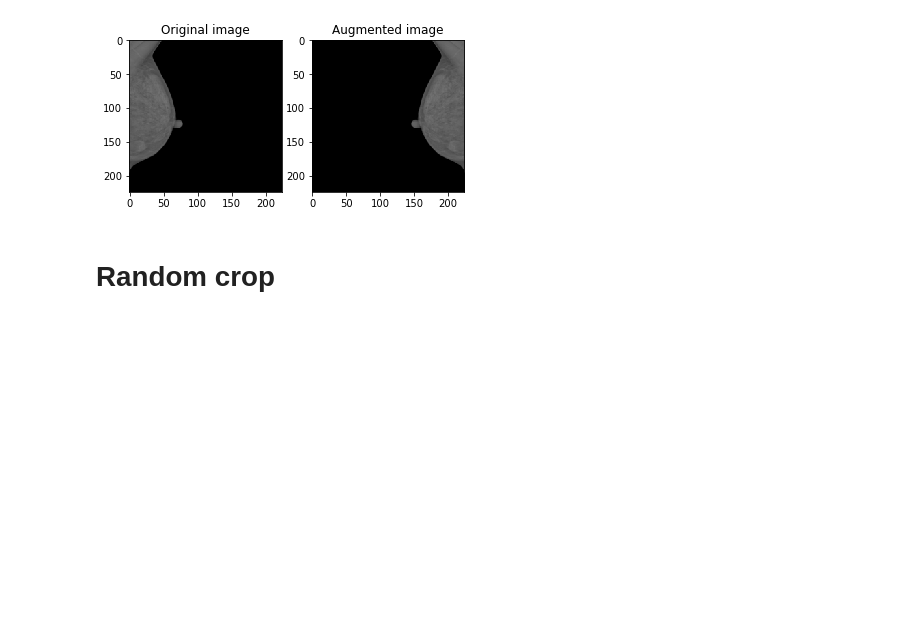
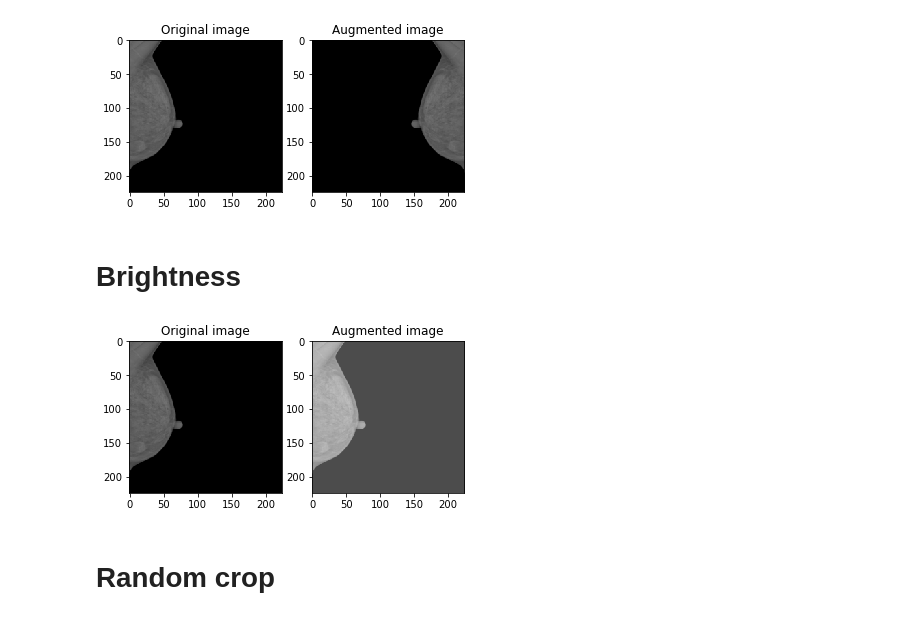
Before and after one commit to SalvatoreCognetta/BreastCancerDetection, a Jupyter notebook: create_augmented_data.ipynb, the cells around one changed output. Cells and saved outputs as stored; diff of their text form; code cells hidden in the pictures; blank space fills up the shorter version.

Commit message:
Added brightness augmentation

```diff
--- a/create_augmented_data.ipynb
+++ b/create_augmented_data.ipynb
@@ -37,12 +37,14 @@ def generate_image(data_dir, aug_type, aug_func, aug_params, resize=False):
                 # Flip image and save
                 img = tf.image.decode_png(img, channels=3)
                 aug_img = aug_func(img, *aug_params)
+                if resize:
+                #     aug_img = tf.image.convert_image_dtype(aug_img, tf.float32)
+                    aug_img = tf.image.resize(aug_img, (IMG_WIDTH, IMG_HEIGHT))
+                # Show sample
                 if sample_shown == False:
                     visualize(img, aug_img)
                     sample_shown = True
-                # if resize:
-                #     aug_img = tf.image.convert_image_dtype(aug_img, tf.float32)
-                #     aug_img = tf.image.resize(aug_img, [IMG_WIDTH, IMG_HEIGHT])
+
                 enc = tf.image.encode_png(aug_img)
                 fname = tf.constant('Augmented_Dataset/'+aug_type+'/'+class_name+'/'+aug_type+'_'+img_name)
                 fwrite = tf.io.write_file(fname, enc)
@@ -117,5 +119,11 @@ generate_image(data_dir, 'vertical_flip', tf.image.flip_up_down, [])
 generate_image(data_dir, 'horizontal_flip', tf.image.flip_left_right, [])
 # %% [output]
 [figure]
+# %% [markdown]
+# Brightness
+# %%
+generate_image(data_dir, 'brightness', tf.image.adjust_brightness, [+0.3])
+# %% [output]
+[figure, added]
 # %% [markdown]
 # Random crop
```
Also changed, not shown: parts of 3 cells of this notebook.
